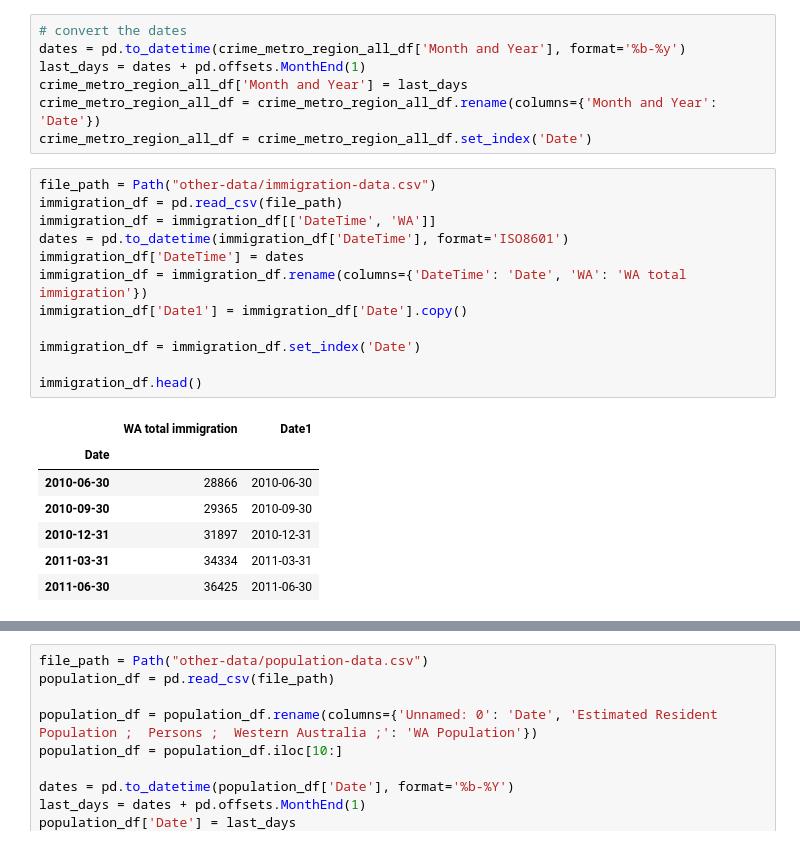
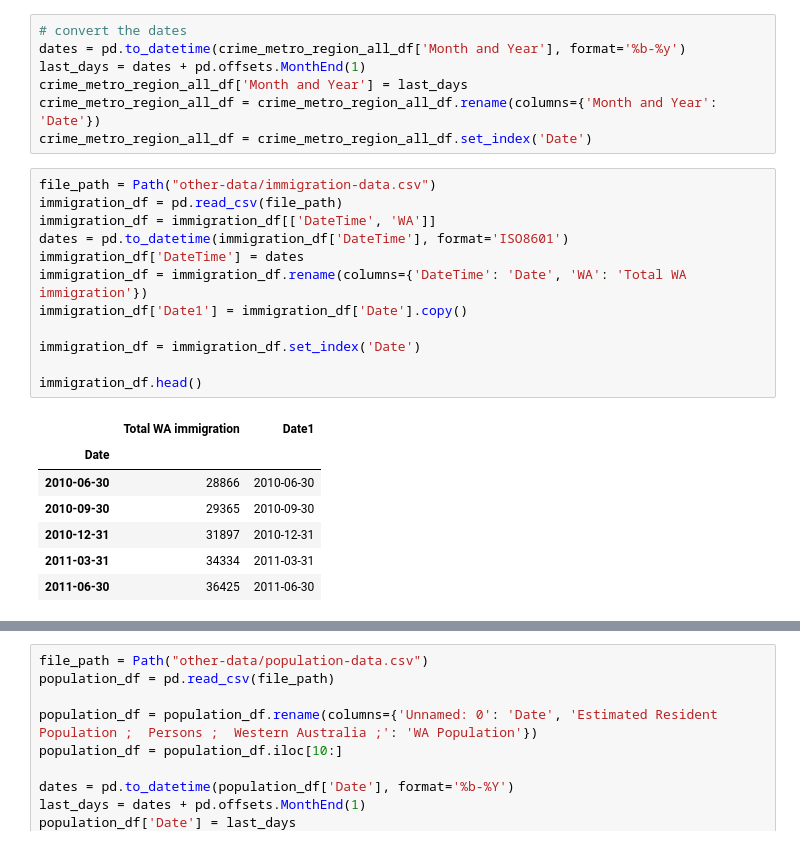
Before and after one commit to DrishP98/Project-1-, a Jupyter notebook: analysis-1.ipynb, the cells around one changed output, grey strips where cells are left out. Drawn from its saved outputs; the diff is of its cells as text.

```diff
--- a/analysis-1.ipynb
+++ b/analysis-1.ipynb
@@ -46,17 +56,17 @@ crime_metro_region_all_df = crime_metro_region_all_df.set_index('Date')
 # %%
 file_path = Path("other-data/immigration-data.csv")
 immigration_df = pd.read_csv(file_path)
 immigration_df = immigration_df[['DateTime', 'WA']]
 dates = pd.to_datetime(immigration_df['DateTime'], format='ISO8601')
 immigration_df['DateTime'] = dates
-immigration_df = immigration_df.rename(columns={'DateTime': 'Date', 'WA': 'WA total immigration'})
+immigration_df = immigration_df.rename(columns={'DateTime': 'Date', 'WA': 'Total WA immigration'})
 immigration_df['Date1'] = immigration_df['Date'].copy()
 
 immigration_df = immigration_df.set_index('Date')
 
 immigration_df.head()
 # %% [output]
-|  | WA total immigration | Date1 |
+|  | Total WA immigration | Date1 |
 | Date |  |  |
 | 2010-06-30 | 28866 | 2010-06-30 |
 | 2010-09-30 | 29365 | 2010-09-30 |
```
Also changed, not shown: parts of 10 cells of this notebook.
